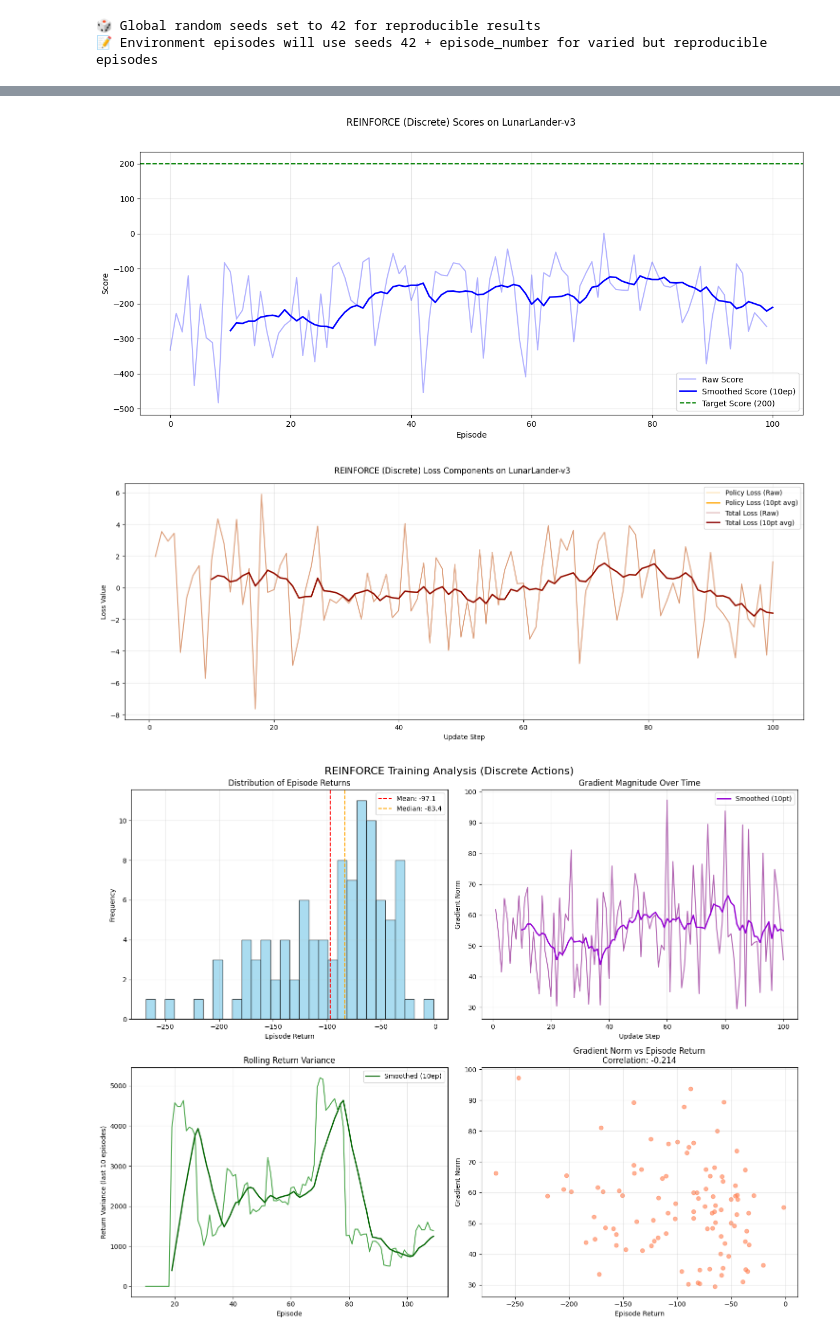
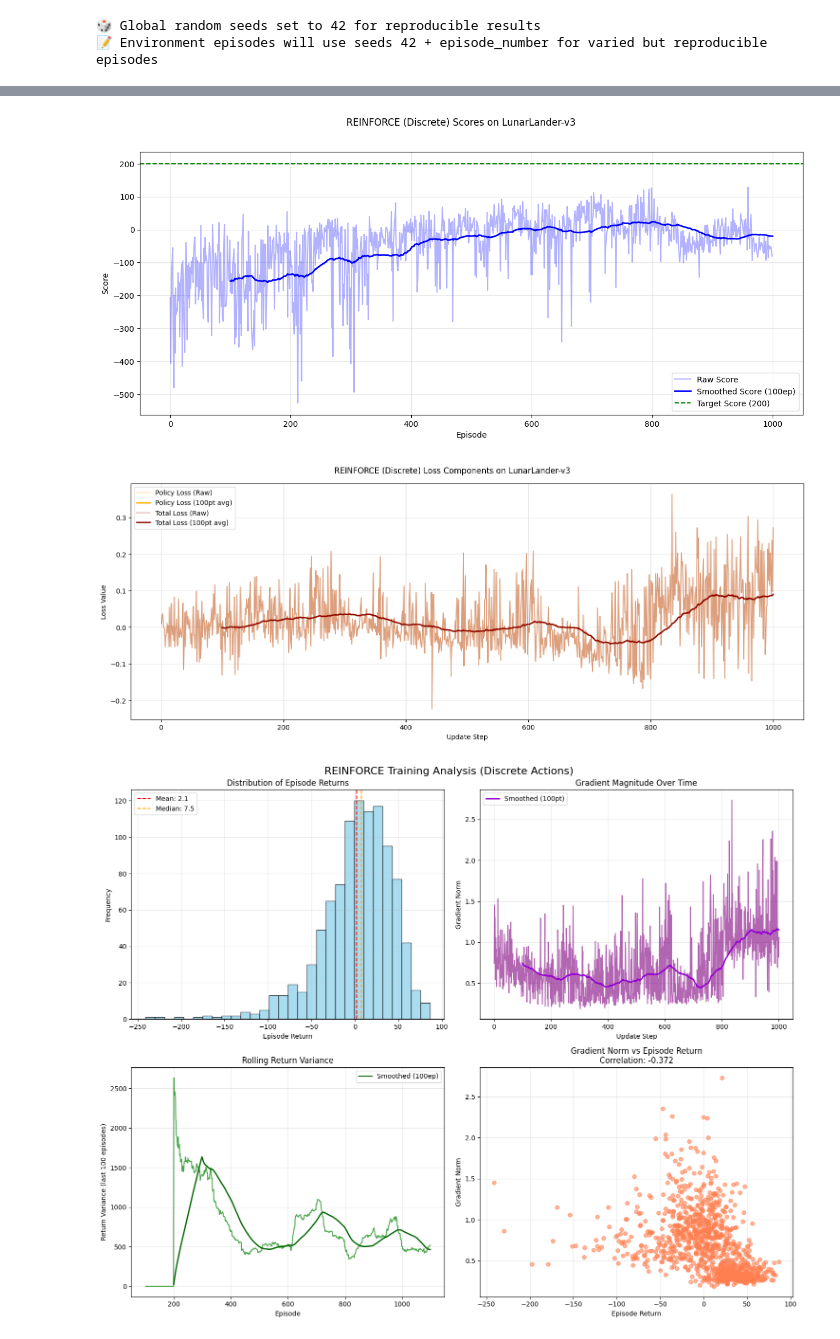
Before and after one commit to tae898/on-policy-rl, a Jupyter notebook: 01.reinforce.ipynb, the cells around one changed output, grey strips where cells are left out. Saved outputs shown, nothing was run; the diff lists cells and outputs as text; code cells hidden in the pictures.

```diff
--- a/01.reinforce.ipynb
+++ b/01.reinforce.ipynb
@@ -357,7 +521,6 @@ from rl_utils import (
     set_seeds,
     PolicyNetwork,
     create_env_with_wrappers,
-    preprocess_state,
     plot_training_results,
     plot_variance_analysis,
 )
@@ -365,11 +528,11 @@ from rl_utils import (
 # Create configuration
 CONFIG = {
     "seed": 42,
-    "episodes": 100,
+    "episodes": 1000,
     "gamma": 0.99,
     "lr": 5e-4,
     "device": "cuda",
-    "scores_window_size": 10,
+    "window_length": 100,
     "target_score": 200,  # LunarLander-v3 target score
     # Environment: LunarLander-v3 only
     "env_id": "LunarLander-v3",
@@ -382,11 +545,11 @@ CONFIG = {
     # Video Recording Config
     "record_videos": True,
     "video_folder": "videos",
-    "video_record_interval": 11,
+    "num_videos": 9,  # Number of videos to record during training
     "record_test_videos": True,
     # Neural Network Config
     "policy_network": {
-        "fc_out_features": [64, 32, 16],
+        "fc_out_features": [64, 64 ,64],
         "activation": "SiLU",
         "use_layer_norm": True,
         "dropout_rate": 0.1,
@@ -549,10 +717,15 @@ def train_reinforce(is_continuous, config):
     print(f"REINFORCE ({action_type.upper()}) TRAINING")
     print(f"{'='*60}")
 
+    # Calculate video recording interval
+    video_record_interval = max(1, config["episodes"] // config["num_videos"])
+    print(f"📹 Recording {config['num_videos']} videos every {video_record_interval} episodes")
+
     # Create algorithm-specific video folder
     video_folder = f"videos/REINFORCE_{action_type.lower()}"
     config_with_videos = config.copy()
     config_with_videos["video_folder"] = video_folder
+    config_with_videos["video_record_interval"] = video_record_interval
 
     # Create Environment (this will automatically clean up existing videos)
     env = create_env_with_wrappers(
@@ -563,7 +736,7 @@ def train_reinforce(is_continuous, config):
         cleanup_existing=True
     )
 
-    # Get observation dimension
+    # Get observation dimension and space
     dummy_obs, _ = env.reset()
     observation_dim = len(dummy_obs)
 
@@ -581,7 +754,7 @@ def train_reinforce(is_continuous, config):
 
     # Training Loop
     scores = []
-    scores_window = deque(maxlen=config["scores_window_size"])
+    scores_window = deque(maxlen=config["window_length"])
     start_time = time.time()
 
     print(f"\n🚀 STARTING {action_type.upper()} TRAINING...")
@@ -591,12 +764,10 @@ def train_reinforce(is_continuous, config):
 
     for i_episode in pbar:
         state, _ = env.reset(seed=config["seed"] + i_episode)
-        preprocessed = preprocess_state(state)
 
         ep_reward = 0
         while True:
-            current_state = preprocessed.unsqueeze(0)
-            action = agent.select_action(current_state)
+            action = agent.select_action(state)
 
             next_state, reward, terminated, truncated, info = env.step(action)
             done = terminated or truncated
@@ -604,7 +775,7 @@ def train_reinforce(is_continuous, config):
             agent.rewards.append(reward)
             ep_reward += reward
 
-            preprocessed = preprocess_state(next_state)
+            state = next_state
 
             if done:
                 break
@@ -622,14 +793,14 @@ def train_reinforce(is_continuous, config):
         pbar.set_description(
             f"Ep {i_episode:4d} | "
             f"Score: {ep_reward:6.1f} | "
-            f"Avg({config['scores_window_size']}): {avg_score_window:6.1f} | "
+            f"Avg({config['window_length']}): {avg_score_window:6.1f} | "
             f"PolicyLoss: {policy_loss:8.4f} | "
             f"TotalLoss: {total_loss:8.4f} | "
             f"GradNorm: {grad_norm:6.4f}"
         )
 
         # Handle video display - show all videos collected so far
-        if i_episode % config["video_record_interval"] == 0 and config["record_videos"]:
+        if i_episode % video_record_interval == 0 and config["record_videos"]:
             from rl_utils.environment import display_latest_video
             pbar.write(f"\nVideo recorded at episode {i_episode}")
             display_latest_video(
@@ -643,7 +814,7 @@ def train_reinforce(is_continuous, config):
 
     elapsed_time = time.time() - start_time
     # Use config window size for final performance calculation
-    final_window_size = min(config["scores_window_size"], len(scores))
+    final_window_size = min(config["window_length"], len(scores))
     final_performance = np.mean(scores[-final_window_size:]) if final_window_size > 0 else 0.0
     print(f"\n{action_type} training completed in {elapsed_time:.1f} seconds!")
     print(f"Final performance: {final_performance:.2f} (last {final_window_size} episodes)")
@@ -663,18 +835,18 @@ Final performance: -210.44 (last 10 episodes)
 # %%
 # Plot training results with REINFORCE-specific analysis
 plot_training_results(discrete_scores, discrete_agent.loss_history, CONFIG, "Discrete", algorithm_name="REINFORCE")
 
 # Show variance analysis with REINFORCE-specific commentary
 plot_variance_analysis(discrete_agent, discrete_scores, "Discrete", CONFIG, algorithm_name="REINFORCE")
 
 # Training completion message
-final_window_size = min(CONFIG["scores_window_size"], len(discrete_scores))
+final_window_size = min(CONFIG["window_length"], len(discrete_scores))
 final_avg = np.mean(discrete_scores[-final_window_size:]) if final_window_size > 0 else 0.0
 print(f"\n✅ DISCRETE TRAINING COMPLETED!")
 print(f"Final average score (last {final_window_size} episodes): {final_avg:.2f}")
 print(f"Network parameters: {discrete_agent.policy.get_param_count():,}")
 # %% [output]
-[figure, old version]
+[figure, new version]
-[figure, old version]
+[figure, new version]
-[figure, old version]
+[figure, new version]
 --- REINFORCE Training Statistics (Discrete) ---
```
Also changed, not shown: parts of 7 cells of this notebook, 12 other files.
